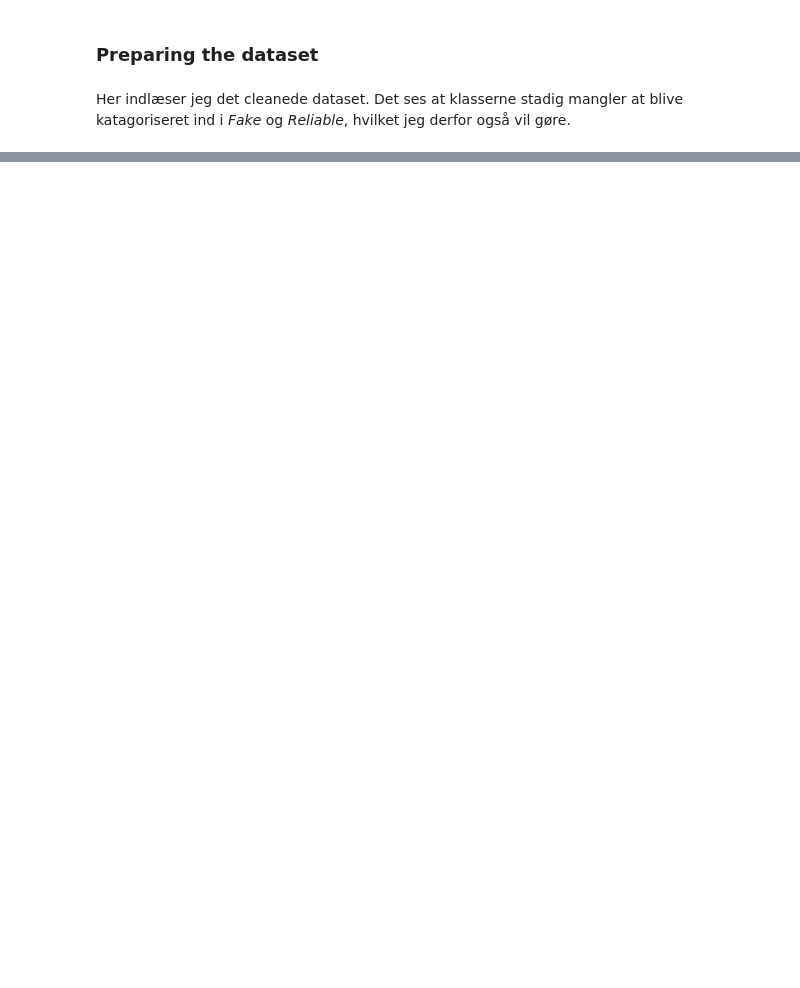
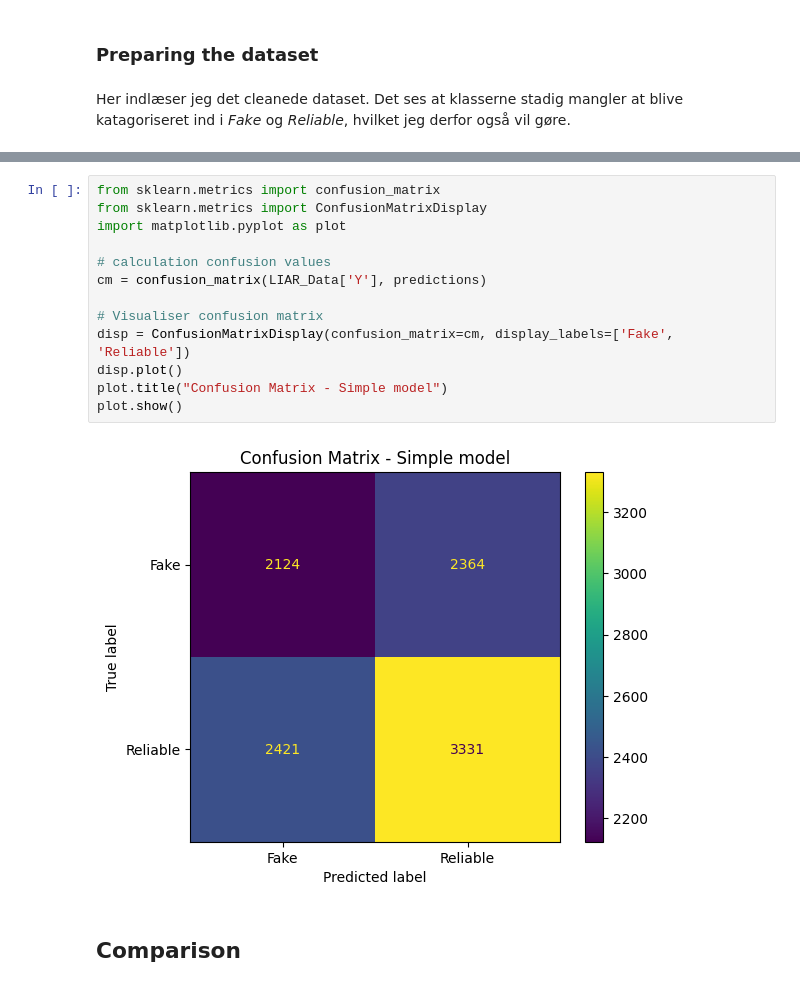
Before and after one commit to Zjt866/GDS-Fake-News-Project, a Jupyter notebook: Evaluation/Evaluation.ipynb, the cells around one changed output, grey strips where cells are left out. Drawn from its saved outputs; the diff is of its cells as text; blank space fills up the shorter version.

```diff
--- a/Evaluation/Evaluation.ipynb
+++ b/Evaluation/Evaluation.ipynb
@@ -335,0 +418,17 @@ LIAR_Data
+# %%
+from sklearn.metrics import confusion_matrix
+from sklearn.metrics import ConfusionMatrixDisplay
+import matplotlib.pyplot as plot
+
+# calculation confusion values
+cm = confusion_matrix(LIAR_Data['Y'], predictions)
+
+# Visualiser confusion matrix
+disp = ConfusionMatrixDisplay(confusion_matrix=cm, display_labels=['Fake', 'Reliable'])
+disp.plot()
+plot.title("Confusion Matrix - Simple model")
+plot.show()
+# %% [output]
+[figure, added]
+# %% [markdown]
+## Comparison
```
Also changed, not shown: parts of 12 cells of this notebook, 12 other files.
